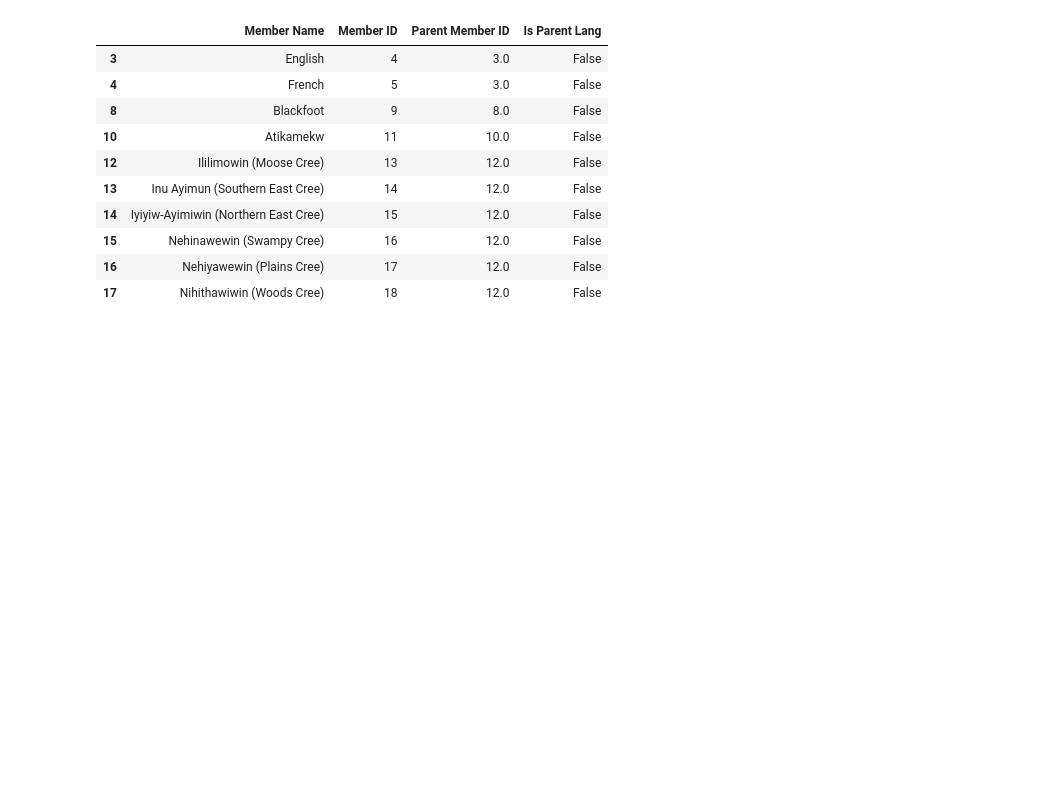
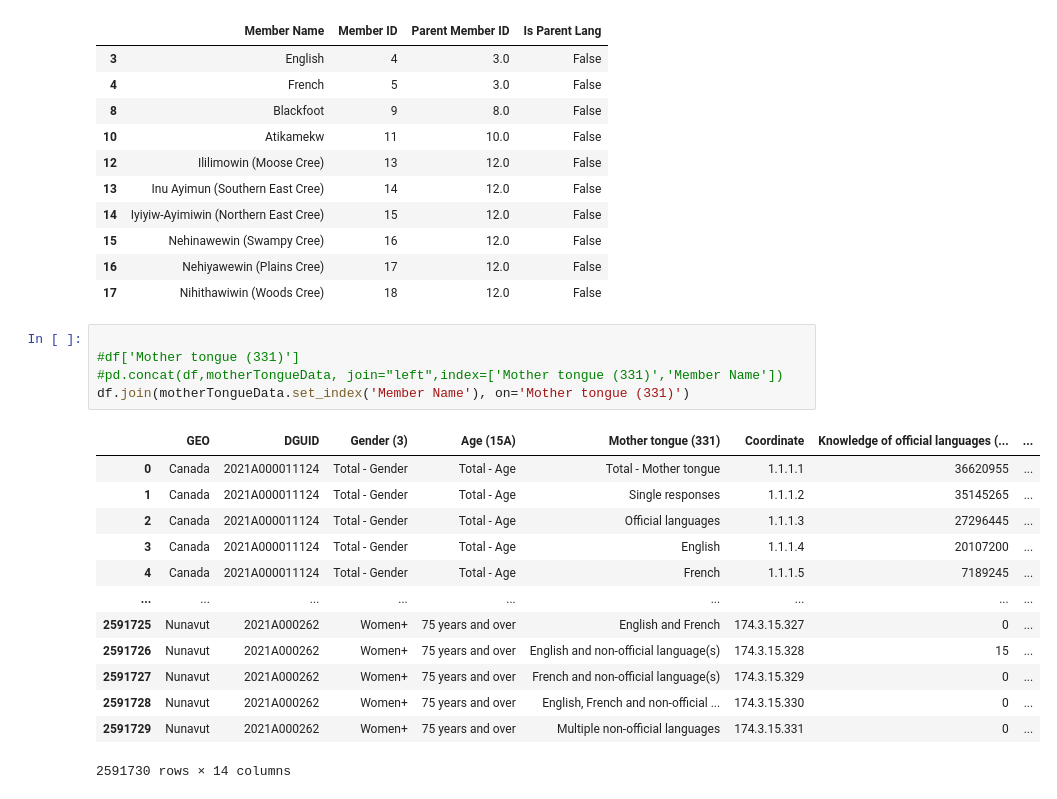
Before and after one commit to GCowderoy/MotherTongues-Canada, a Jupyter notebook: Profiling.ipynb, the cells around one changed output. Saved outputs shown, nothing was run; the diff lists cells and outputs as text; blank space fills up the shorter version.

Commit message:
Joining meta data to dataset

```diff
--- a/Profiling.ipynb
+++ b/Profiling.ipynb
@@ -281,3 +295,22 @@ motherTongueLangs.head(10)
 | 15 | Nehinawewin (Swampy Cree) | 16 | 12.0 | False |
 | 16 | Nehiyawewin (Plains Cree) | 17 | 12.0 | False |
 | 17 | Nihithawiwin (Woods Cree) | 18 | 12.0 | False |
+# %%
+
+#df['Mother tongue (331)']
+#pd.concat(df,motherTongueData, join="left",index=['Mother tongue (331)','Member Name'])
+df.join(motherTongueData.set_index('Member Name'), on='Mother tongue (331)')
+# %% [output]
+|  | GEO | DGUID | Gender (3) | Age (15A) | Mother tongue (331) | Coordinate | Knowledge of official languages (... | ... |
+| 0 | Canada | 2021A000011124 | Total - Gender | Total - Age | Total - Mother tongue | 1.1.1.1 | 36620955 | ... |
+| 1 | Canada | 2021A000011124 | Total - Gender | Total - Age | Single responses | 1.1.1.2 | 35145265 | ... |
+| 2 | Canada | 2021A000011124 | Total - Gender | Total - Age | Official languages | 1.1.1.3 | 27296445 | ... |
+| 3 | Canada | 2021A000011124 | Total - Gender | Total - Age | English | 1.1.1.4 | 20107200 | ... |
+| 4 | Canada | 2021A000011124 | Total - Gender | Total - Age | French | 1.1.1.5 | 7189245 | ... |
+| ... | ... | ... | ... | ... | ... | ... | ... | ... |
+| 2591725 | Nunavut | 2021A000262 | Women+ | 75 years and over | English and French | 174.3.15.327 | 0 | ... |
+| 2591726 | Nunavut | 2021A000262 | Women+ | 75 years and over | English and non-official language(s) | 174.3.15.328 | 15 | ... |
+| 2591727 | Nunavut | 2021A000262 | Women+ | 75 years and over | French and non-official language(s) | 174.3.15.329 | 0 | ... |
+| 2591728 | Nunavut | 2021A000262 | Women+ | 75 years and over | English, French and non-official ... | 174.3.15.330 | 0 | ... |
+| 2591729 | Nunavut | 2021A000262 | Women+ | 75 years and over | Multiple non-official languages | 174.3.15.331 | 0 | ... |
+2591730 rows × 14 columns
```
Also changed, not shown: parts of 2 cells of this notebook.
